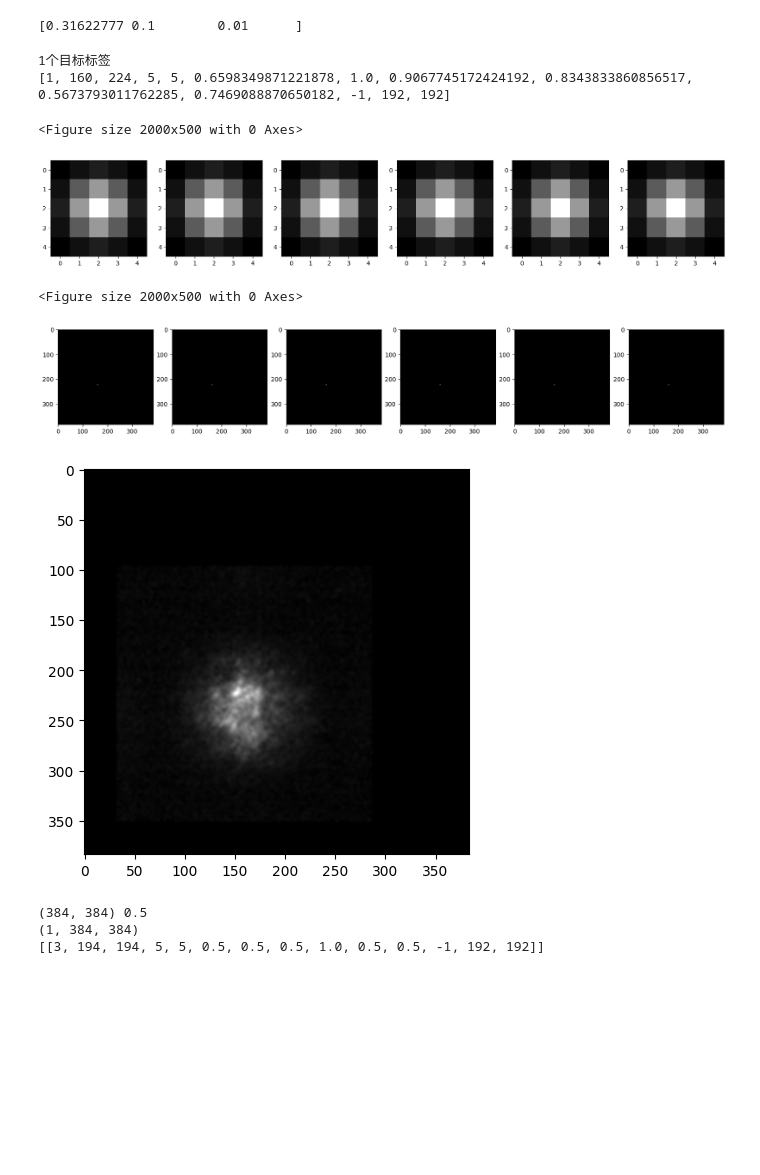
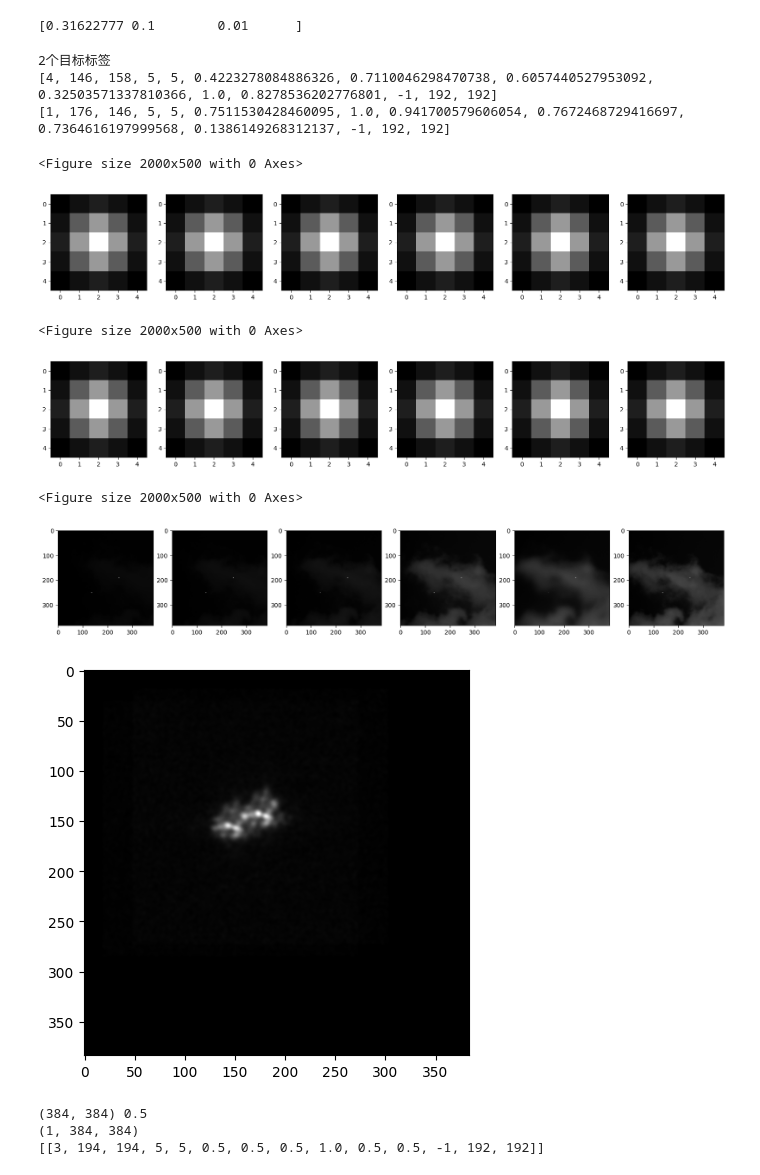
Before and after one commit to weinaike/CenterNet, a Jupyter notebook: src/show.ipynb, the cells around one changed output. Saved outputs shown, nothing was run; the diff lists cells and outputs as text; code cells hidden in the pictures; blank space fills up the shorter version.

```diff
--- a/src/show.ipynb
+++ b/src/show.ipynb
@@ -9,7 +9,7 @@ import os
 import json
 import scipy.io as sciio
 
-otf_list = np.load("../data/psf_30_230729_234218_init.npy")
+otf_list = np.load("../data/PSF1110_6_IR_120_init.npy")
 labels = [0]
 obj_width = 5
 
@@ -27,7 +27,7 @@ mat = dict()
 for i in range(count):
     pt = np.load("debug/point_{}.npy".format(i))
 
-    mat["point"] = pt
+    # mat["point"] = pt
 
     num, h,w = pt.shape
     plt.figure()
@@ -288,7 +288,7 @@ import cv2
 import os
 import json
 
-otf_list = np.load("../data/PSF0815_6_IR_30.npy")
+otf_list = np.load("../data/PSF1110_6_IR_120_init.npy")
 labels = [0,1,2,3,4,5]
 obj_width = 5
 
@@ -329,37 +329,40 @@ for i in range(count):
         cv2.imwrite("debug/point_{}_{}.bmp".format(i, j), pt[j,:,:] * 255)
 
 
 ##############合成图样###########
 rect_patch = np.load("debug/rect_patchs.npy")
 num, h,w = rect_patch.shape
 plt.figure()
 plt.rcParams['figure.figsize'] = (20.0, 5.0)
 fig, ax = plt.subplots(1,num)
 for i in range(num):
     ax[i].imshow(rect_patch[i,:,:],cmap="gray")
     cv2.imwrite("debug/rect_patch_{}.bmp".format(i), rect_patch[i,:,:] * 255)
 
 
 ##############卷积结果###########
 plt.figure()
 plt.rcParams['figure.figsize'] = (20.0, 5.0)
 plt.imshow(sample[0,:,:],cmap="gray")
 cv2.imwrite("debug/sample.bmp".format(i), sample[0,:,:]/np.max(sample) * 255)
 
 
 #############存储结果############
 path = "debug"
 np.save(os.path.join(path,"sample_{:05d}.npy".format(0)),sample)
 with open(os.path.join(path,"sample_{:05d}.json".format(0)), "w") as fp:
     json.dump(targets, fp)
 # %% [output]
-1个目标标签
-[1, 160, 224, 5, 5, 0.6598349871221878, 1.0, 0.9067745172424192, 0.8343833860856517, 0.5673793011762285, 0.7469088870650182, -1, 192, 192]
+2个目标标签
+[4, 146, 158, 5, 5, 0.4223278084886326, 0.7110046298470738, 0.6057440527953092, 0.32503571337810366, 1.0, 0.8278536202776801, -1, 192, 192]
+[1, 176, 146, 5, 5, 0.7511530428460095, 1.0, 0.941700579606054, 0.7672468729416697, 0.7364616197999568, 0.1386149268312137, -1, 192, 192]
 <Figure size 2000x500 with 0 Axes>
 [figure]
 <Figure size 2000x500 with 0 Axes>
-[figure, old version]
+[figure, new version]
+<Figure size 2000x500 with 0 Axes>
-[figure, old version]
+[figure, new version]
+[figure, added]
 # %%
 import numpy as np
 import matplotlib.pyplot as plt
```
Also changed, not shown: parts of 1 cell of this notebook, 36 other files.
